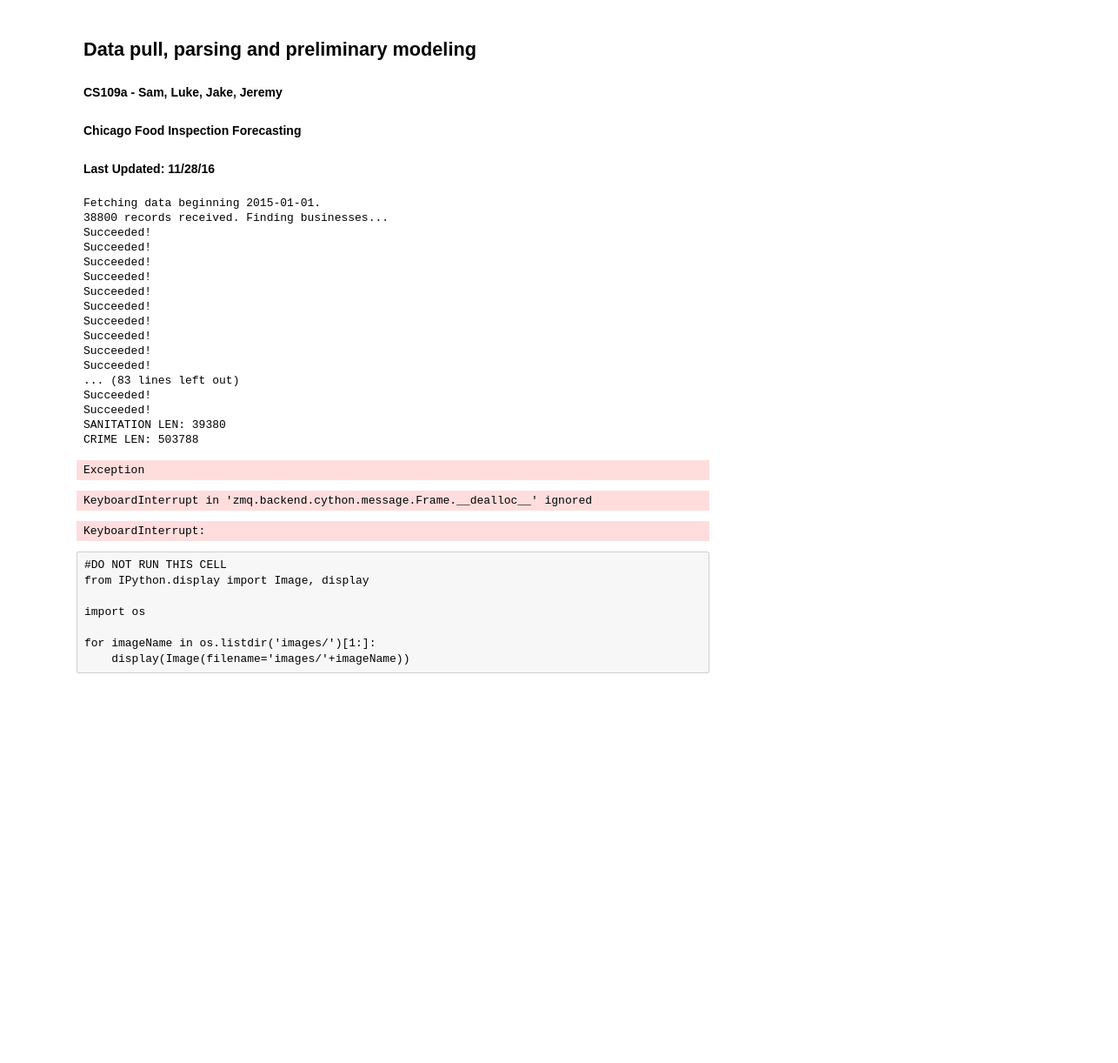
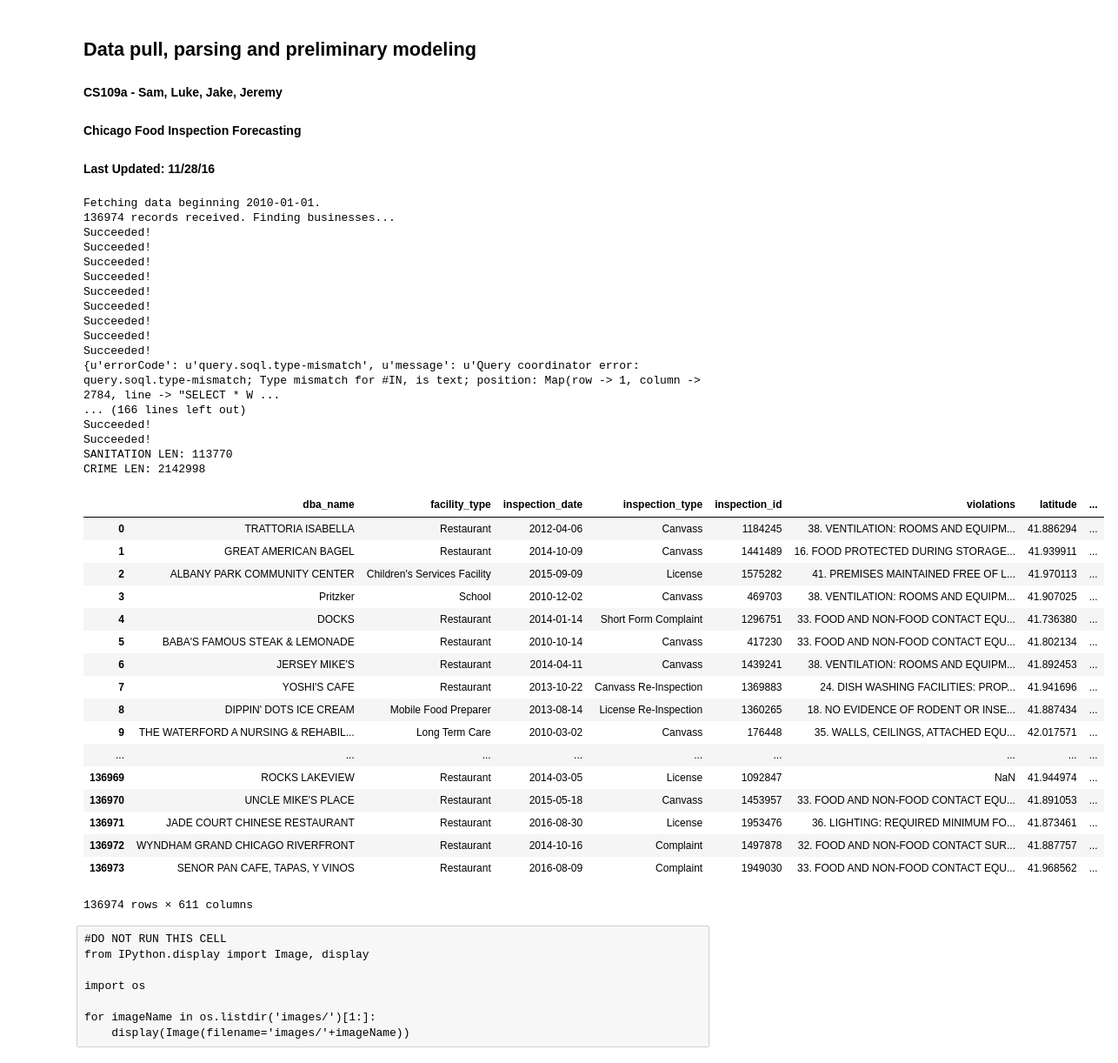
Before and after one commit to Fggw/downloader, a Jupyter notebook: ChicagoFoodInspection_CS109a_Baseline_11-28.ipynb, the cells around one changed output. Shown at 87% size. Saved outputs shown, nothing was run; the diff lists cells and outputs as text; code cells hidden in the pictures; blank space fills up the shorter version.

```diff
--- a/ChicagoFoodInspection_CS109a_Baseline_11-28.ipynb
+++ b/ChicagoFoodInspection_CS109a_Baseline_11-28.ipynb
@@ -17,28 +17,43 @@ import math
 import matplotlib.pyplot as plt
 %matplotlib inline
 # %%
-main(date=datetime.datetime.strptime('01/01/2015', '%m/%d/%Y'), export=True)
+main(date=datetime.datetime.strptime('01/01/2010', '%m/%d/%Y'), export=True)
 # %% [output]
-Fetching data beginning 2015-01-01.
-38800 records received. Finding businesses...
+Fetching data beginning 2010-01-01.
+136974 records received. Finding businesses...
 Succeeded!
 Succeeded!
 Succeeded!
 Succeeded!
 Succeeded!
 Succeeded!
 Succeeded!
 Succeeded!
 Succeeded!
-Succeeded!
-... (83 lines left out)
+{u'errorCode': u'query.soql.type-mismatch', u'message': u'Query coordinator error: query.soql.type-mismatch; Type mismatch for #IN, is text; position: Map(row -> 1, column -> 2784, line -> "SELECT * W ...
+... (166 lines left out)
 Succeeded!
 Succeeded!
-SANITATION LEN: 39380
-CRIME LEN: 503788
+SANITATION LEN: 113770
+CRIME LEN: 2142998
+|  | dba_name | facility_type | inspection_date | inspection_type | inspection_id | violations | latitude | ... |
+| 0 | TRATTORIA ISABELLA | Restaurant | 2012-04-06 | Canvass | 1184245 | 38. VENTILATION: ROOMS AND EQUIPM... | 41.886294 | ... |
+| 1 | GREAT AMERICAN BAGEL | Restaurant | 2014-10-09 | Canvass | 1441489 | 16. FOOD PROTECTED DURING STORAGE... | 41.939911 | ... |
+| 2 | ALBANY PARK COMMUNITY CENTER | Children's Services Facility | 2015-09-09 | License | 1575282 | 41. PREMISES MAINTAINED FREE OF L... | 41.970113 | ... |
+| 3 | Pritzker | School | 2010-12-02 | Canvass | 469703 | 38. VENTILATION: ROOMS AND EQUIPM... | 41.907025 | ... |
+| 4 | DOCKS | Restaurant | 2014-01-14 | Short Form Complaint | 1296751 | 33. FOOD AND NON-FOOD CONTACT EQU... | 41.736380 | ... |
+| 5 | BABA'S FAMOUS STEAK & LEMONADE | Restaurant | 2010-10-14 | Canvass | 417230 | 33. FOOD AND NON-FOOD CONTACT EQU... | 41.802134 | ... |
+| 6 | JERSEY MIKE'S | Restaurant | 2014-04-11 | Canvass | 1439241 | 38. VENTILATION: ROOMS AND EQUIPM... | 41.892453 | ... |
+| 7 | YOSHI'S CAFE | Restaurant | 2013-10-22 | Canvass Re-Inspection | 1369883 | 24. DISH WASHING FACILITIES: PROP... | 41.941696 | ... |
+| 8 | DIPPIN' DOTS ICE CREAM | Mobile Food Preparer | 2013-08-14 | License Re-Inspection | 1360265 | 18. NO EVIDENCE OF RODENT OR INSE... | 41.887434 | ... |
+| 9 | THE WATERFORD A NURSING & REHABIL... | Long Term Care | 2010-03-02 | Canvass | 176448 | 35. WALLS, CEILINGS, ATTACHED EQU... | 42.017571 | ... |
+| ... | ... | ... | ... | ... | ... | ... | ... | ... |
+| 136969 | ROCKS LAKEVIEW | Restaurant | 2014-03-05 | License | 1092847 | NaN | 41.944974 | ... |
+| 136970 | UNCLE MIKE'S PLACE | Restaurant | 2015-05-18 | Canvass | 1453957 | 33. FOOD AND NON-FOOD CONTACT EQU... | 41.891053 | ... |
+| 136971 | JADE COURT CHINESE RESTAURANT | Restaurant | 2016-08-30 | License | 1953476 | 36. LIGHTING: REQUIRED MINIMUM FO... | 41.873461 | ... |
+| 136972 | WYNDHAM GRAND CHICAGO RIVERFRONT | Restaurant | 2014-10-16 | Complaint | 1497878 | 32. FOOD AND NON-FOOD CONTACT SUR... | 41.887757 | ... |
+| 136973 | SENOR PAN CAFE, TAPAS, Y VINOS | Restaurant | 2016-08-09 | Complaint | 1949030 | 33. FOOD AND NON-FOOD CONTACT EQU... | 41.968562 | ... |
-Exception
+136974 rows × 611 columns
-KeyboardInterrupt in 'zmq.backend.cython.message.Frame.__dealloc__' ignored
-KeyboardInterrupt:
 # %% [raw]
 #DO NOT RUN THIS CELL
 from IPython.display import Image, display
```
Also changed, not shown: parts of 20 cells of this notebook, 1 other file.
